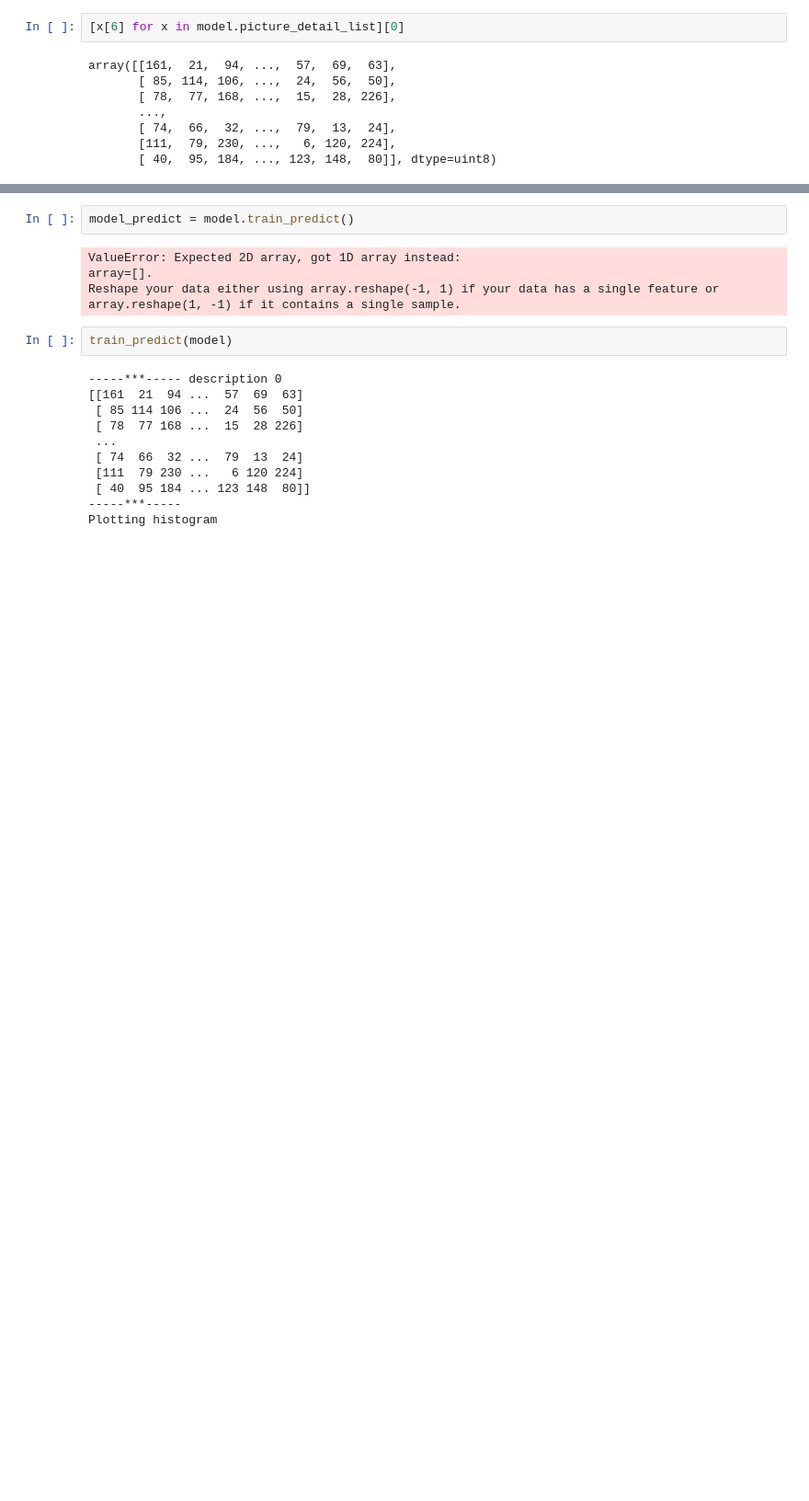
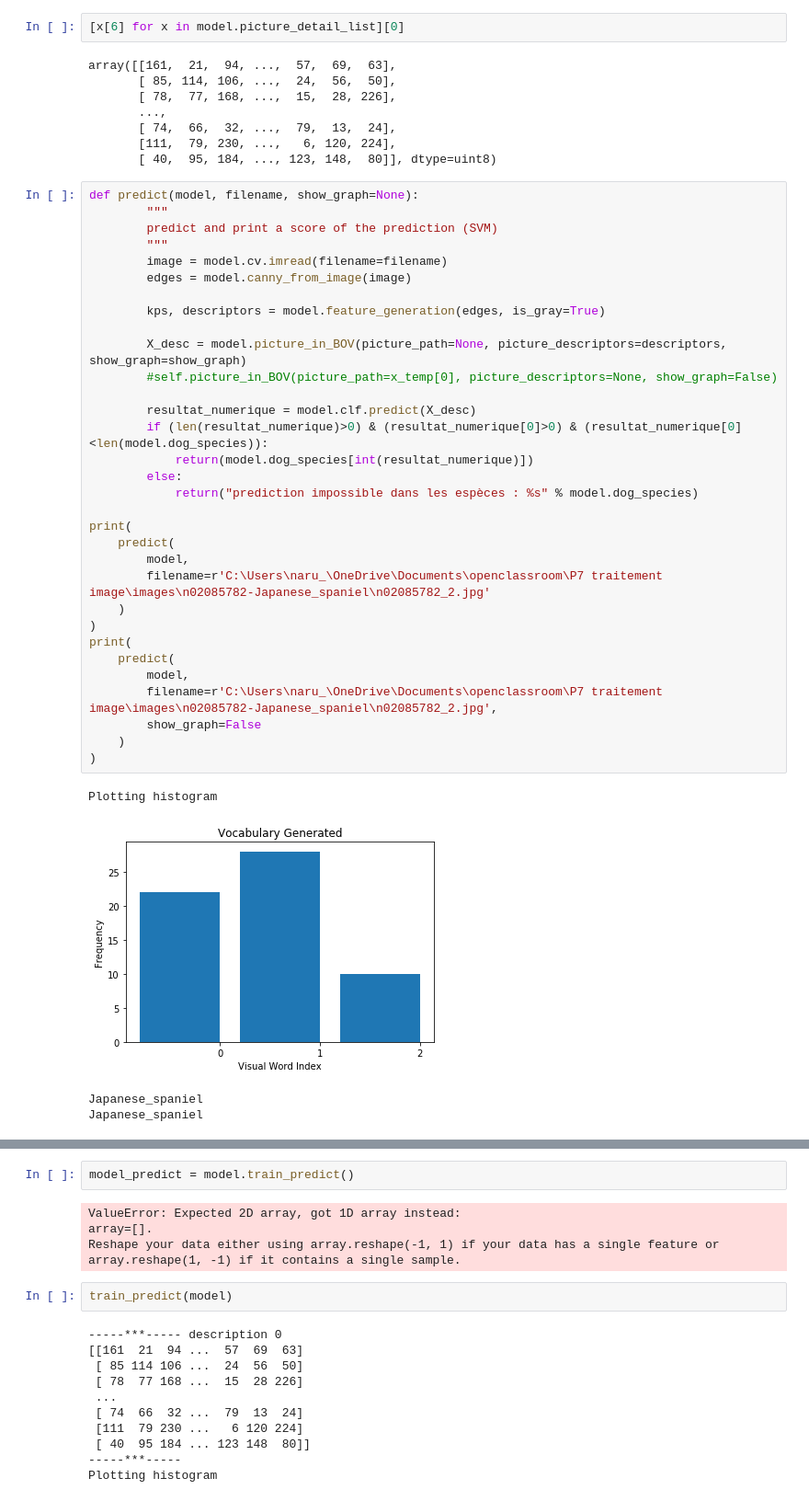
Before and after one commit to EricJacquesPro/AutomaticImageIndexing, a Jupyter notebook: ORB + predict model.ipynb, the cells around one changed output, grey strips where cells are left out. Shown: that part at 92% size. Drawn from its saved outputs; the diff is of its cells as text; blank space fills up the shorter version.

Commit message:
add prediction

```diff
--- a/ORB + predict model.ipynb
+++ b/ORB + predict model.ipynb
@@ -509,3 +552,40 @@ array([[161,  21,  94, ...,  57,  69,  63],
        [ 74,  66,  32, ...,  79,  13,  24],
        [111,  79, 230, ...,   6, 120, 224],
        [ 40,  95, 184, ..., 123, 148,  80]], dtype=uint8)
+# %%
+def predict(model, filename, show_graph=None):
+        """
+        predict and print a score of the prediction (SVM)
+        """
+        image = model.cv.imread(filename=filename)
+        edges = model.canny_from_image(image)
+
+        kps, descriptors = model.feature_generation(edges, is_gray=True)
+
+        X_desc = model.picture_in_BOV(picture_path=None, picture_descriptors=descriptors, show_graph=show_graph)
+        #self.picture_in_BOV(picture_path=x_temp[0], picture_descriptors=None, show_graph=False)
+
+        resultat_numerique = model.clf.predict(X_desc)
+        if (len(resultat_numerique)>0) & (resultat_numerique[0]>0) & (resultat_numerique[0]<len(model.dog_species)):
+            return(model.dog_species[int(resultat_numerique)])
+        else:
+            return("prediction impossible dans les espèces : %s" % model.dog_species)
+
+print(
+    predict(
+        model,
+        filename=r'C:\Users\naru_\OneDrive\Documents\openclassroom\P7 traitement image\images\n02085782-Japanese_spaniel\n02085782_2.jpg'
+    )
+)
+print(
+    predict(
+        model,
+        filename=r'C:\Users\naru_\OneDrive\Documents\openclassroom\P7 traitement image\images\n02085782-Japanese_spaniel\n02085782_2.jpg',
+        show_graph=False
+    )
+)
+# %% [output]
+Plotting histogram
+[figure, added]
+Japanese_spaniel
+Japanese_spaniel
```
Also changed, not shown: parts of 12 cells of this notebook, 2 other files.
